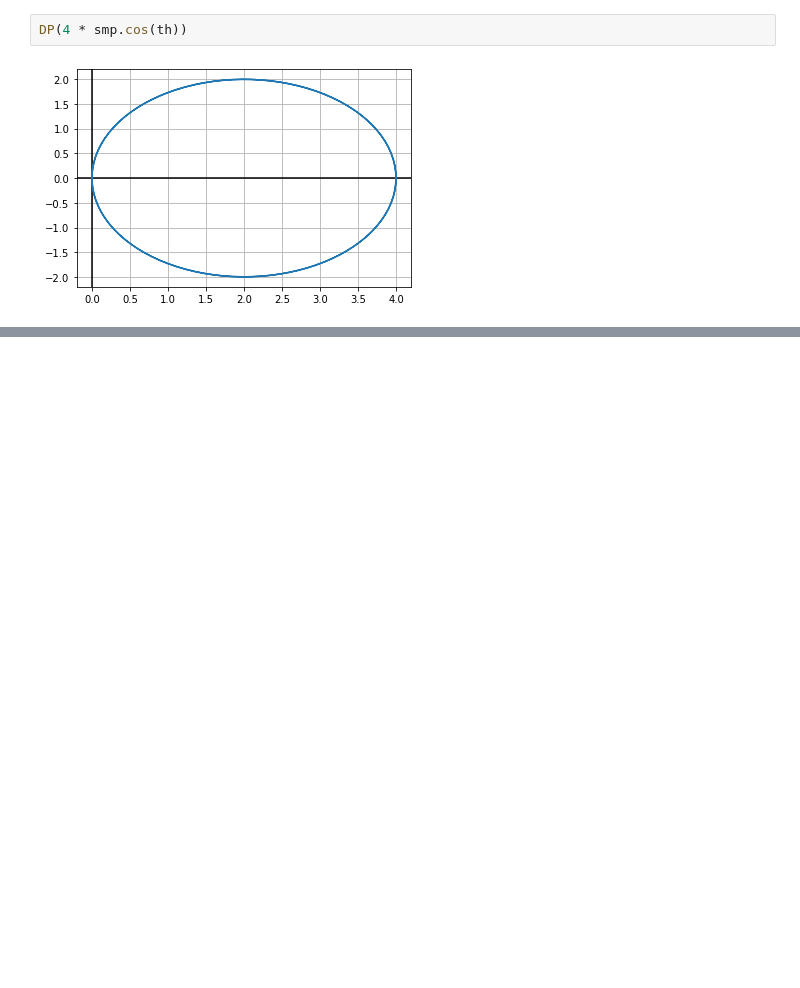
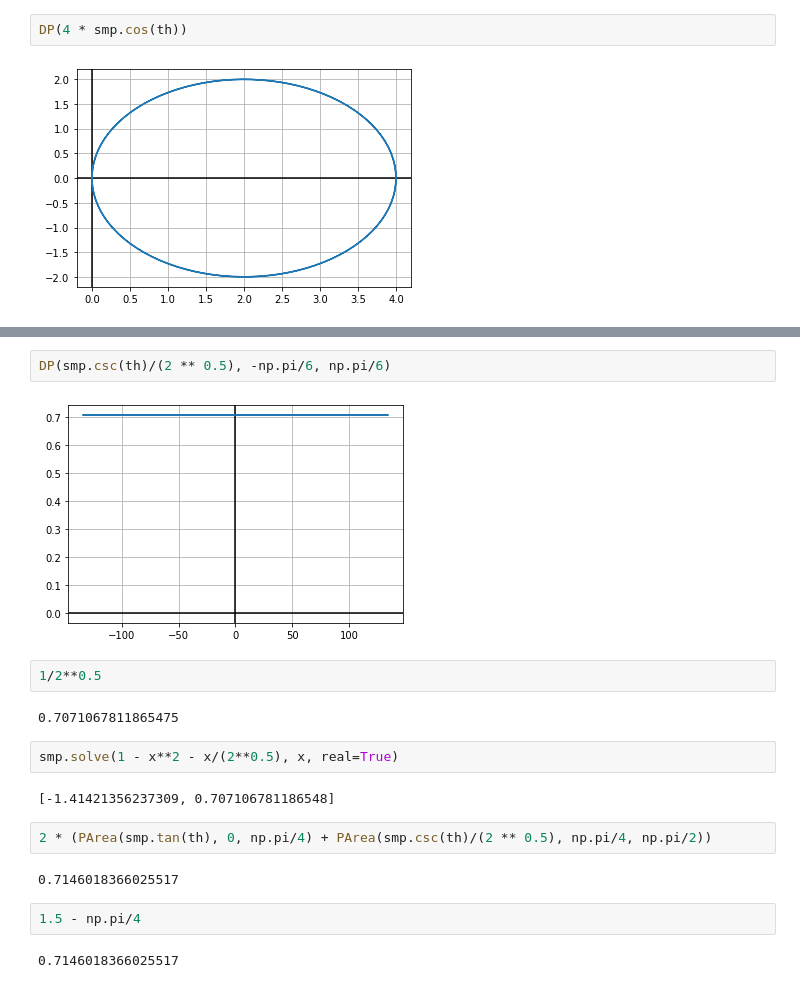
Before and after one commit to 8wgf3b/books, a Jupyter notebook: thomas_calculus_multivariable/11.ipynb, the cells around one changed output, grey strips where cells are left out. Drawn from its saved outputs; the diff is of its cells as text; blank space fills up the shorter version.

```diff
--- a/thomas_calculus_multivariable/11.ipynb
+++ b/thomas_calculus_multivariable/11.ipynb
@@ -380,0 +385,20 @@ DP(4 * smp.cos(th))
+# %%
+DP(smp.csc(th)/(2 ** 0.5), -np.pi/6, np.pi/6)
+# %% [output]
+[figure, added]
+# %%
+1/2**0.5
+# %% [output]
+0.7071067811865475
+# %%
+smp.solve(1 - x**2 - x/(2**0.5), x, real=True)
+# %% [output]
+[-1.41421356237309, 0.707106781186548]
+# %%
+2 * (PArea(smp.tan(th), 0, np.pi/4) + PArea(smp.csc(th)/(2 ** 0.5), np.pi/4, np.pi/2))
+# %% [output]
+0.7146018366025517
+# %%
+1.5 - np.pi/4
+# %% [output]
+0.7146018366025517
```
Also changed, not shown: parts of 1 cell of this notebook.
